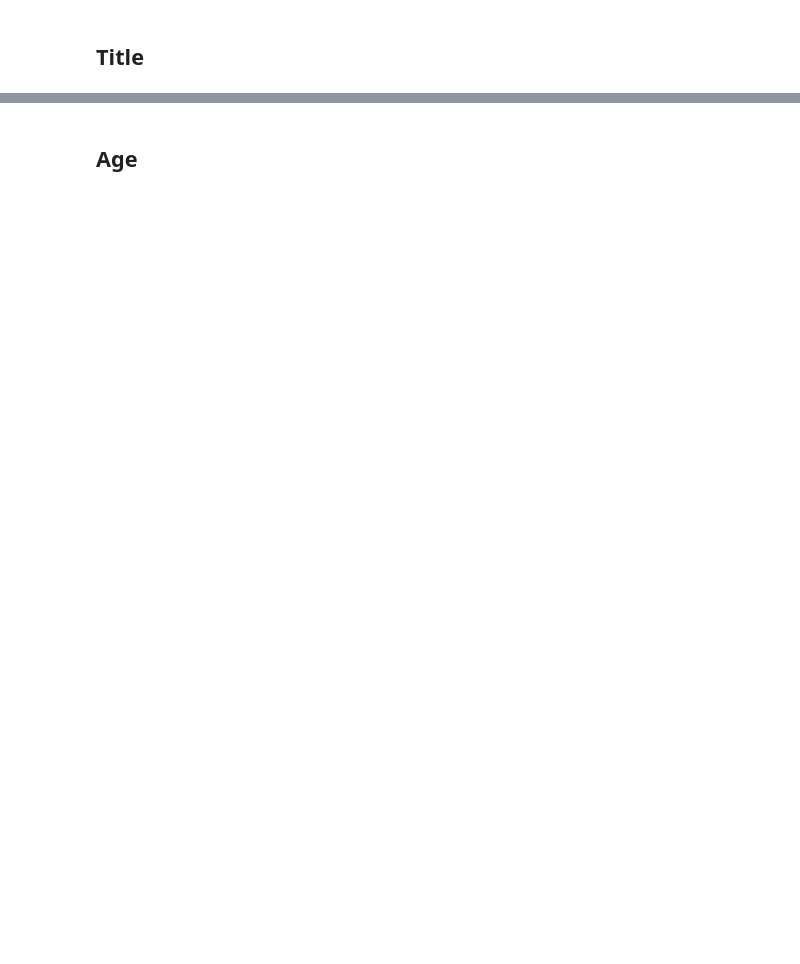
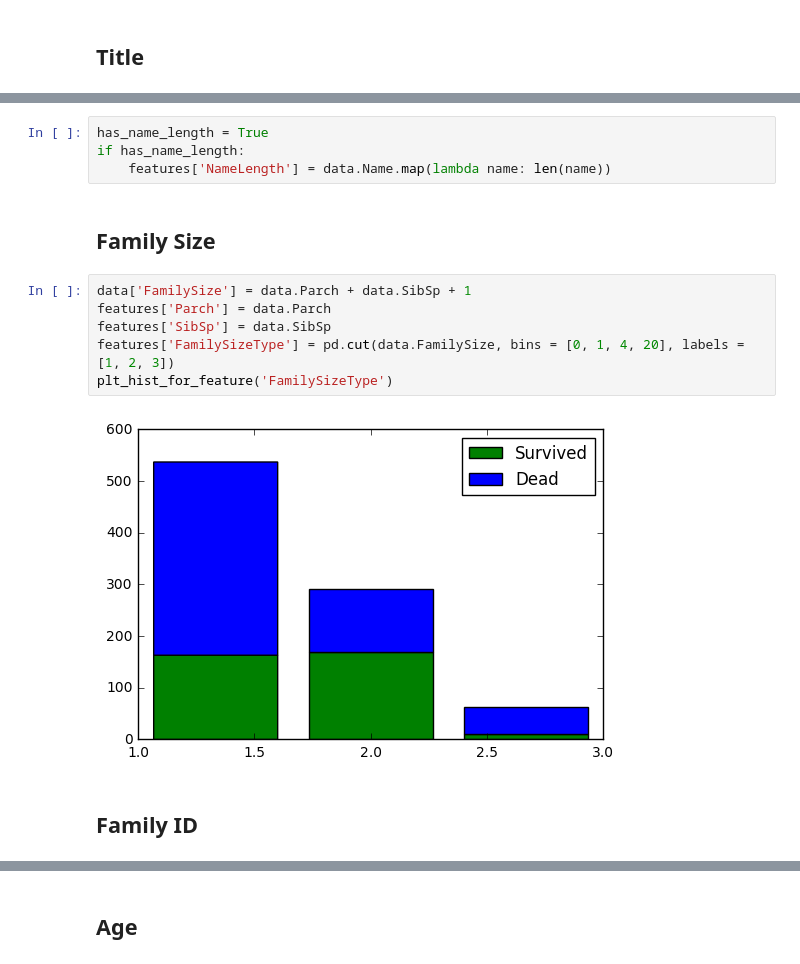
Before and after one commit to codingpotato/Kaggle, a Jupyter notebook: Titanic/Titanic.ipynb, the cells around one changed output, grey strips where cells are left out. Saved outputs shown, nothing was run; the diff lists cells and outputs as text; blank space fills up the shorter version.

```diff
--- a/Titanic/Titanic.ipynb
+++ b/Titanic/Titanic.ipynb
@@ -46,0 +50,16 @@ features = pd.concat([features, title_dummies], axis = 1)
+# %%
+has_name_length = True
+if has_name_length:
+    features['NameLength'] = data.Name.map(lambda name: len(name))
+# %% [markdown]
+## Family Size
+# %%
+data['FamilySize'] = data.Parch + data.SibSp + 1
+features['Parch'] = data.Parch
+features['SibSp'] = data.SibSp
+features['FamilySizeType'] = pd.cut(data.FamilySize, bins = [0, 1, 4, 20], labels = [1, 2, 3])
+plt_hist_for_feature('FamilySizeType')
+# %% [output]
+[figure, added]
+# %% [markdown]
+## Family ID
```
Also changed, not shown: parts of 40 cells of this notebook.
